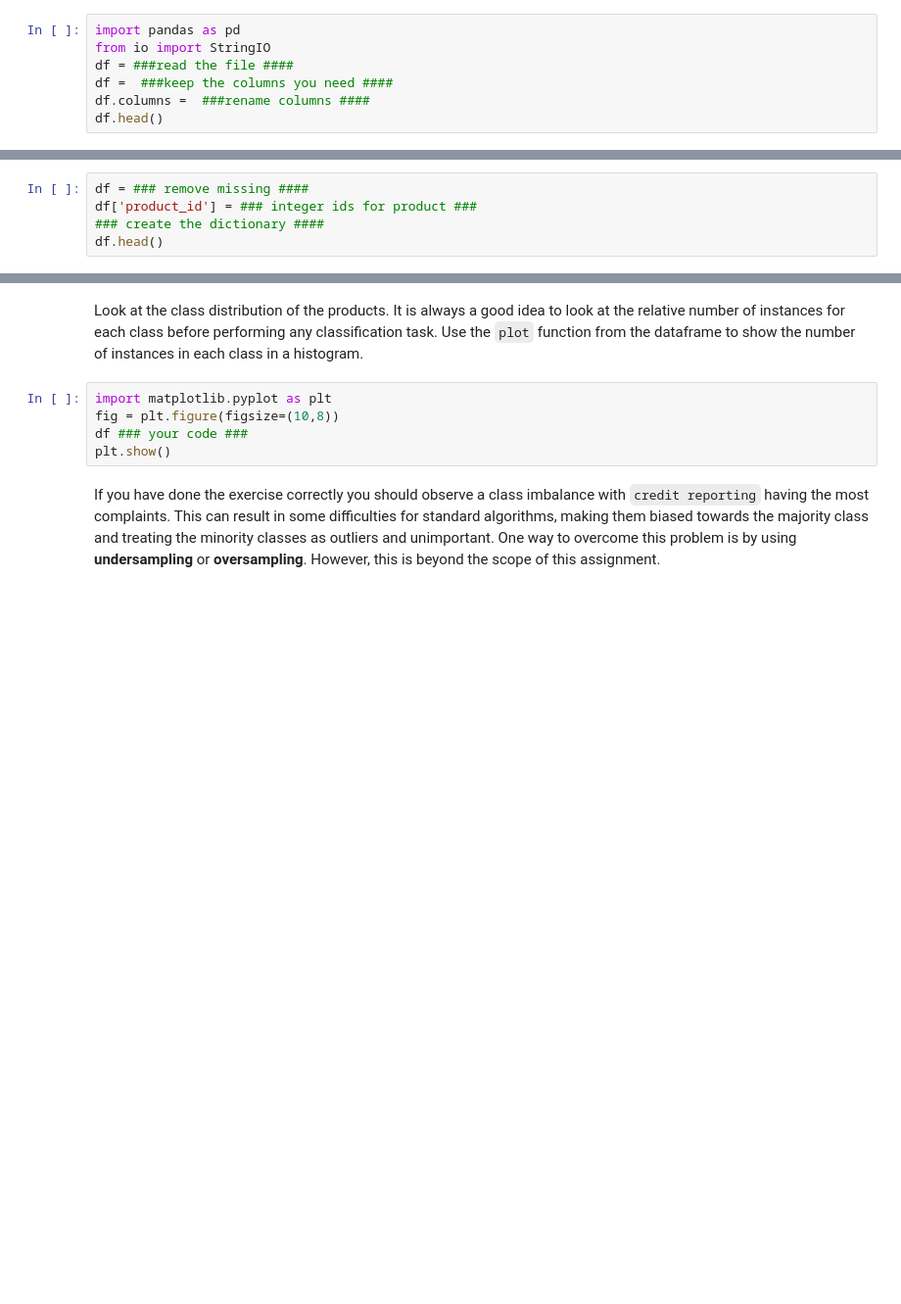
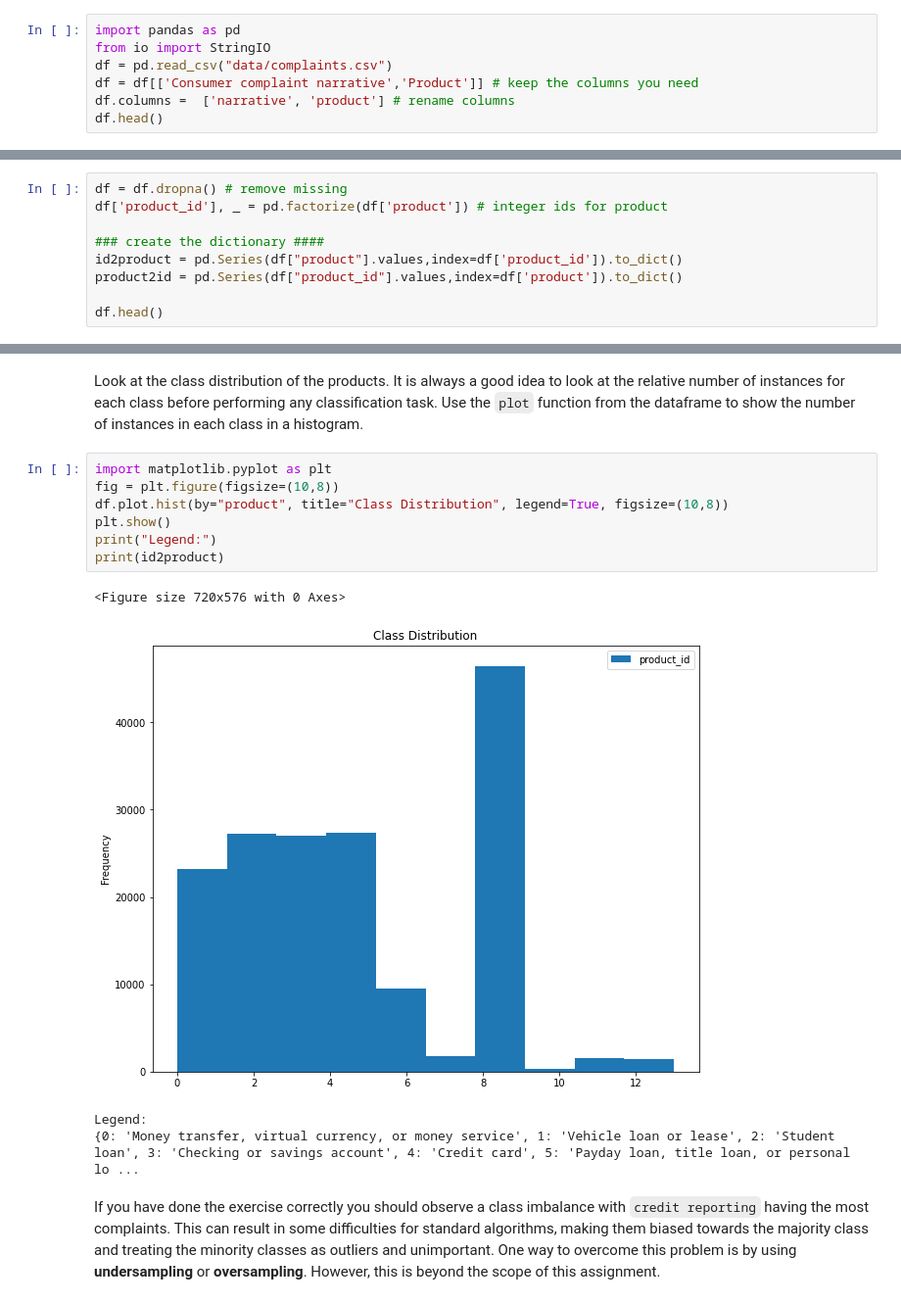
Before and after one commit to fidsusj/HateSpeechDetection, a Jupyter notebook: assignments/3/ITA_assignment_3.ipynb, the cells around one changed output, grey strips where cells are left out. Shown at 98% size. Saved outputs shown, nothing was run; the diff lists cells and outputs as text; blank space fills up the shorter version.

```diff
--- a/assignments/3/ITA_assignment_3.ipynb
+++ b/assignments/3/ITA_assignment_3.ipynb
@@ -338,7 +345,7 @@ Read the data to a pandas dataframe from `complaints.csv`; this is a rather larg
 # %%
 import pandas as pd
 from io import StringIO
-df = ###read the file ####
-df =  ###keep the columns you need ####
-df.columns =  ###rename columns ####
+df = pd.read_csv("data/complaints.csv")
+df = df[['Consumer complaint narrative','Product']] # keep the columns you need
+df.columns =  ['narrative', 'product'] # rename columns
 df.head()
@@ -345,5 +359,9 @@ df.head()
 # %%
-df = ### remove missing ####
-df['product_id'] = ### integer ids for product ###
+df = df.dropna() # remove missing
+df['product_id'], _ = pd.factorize(df['product']) # integer ids for product
+
 ### create the dictionary ####
+id2product = pd.Series(df["product"].values,index=df['product_id']).to_dict()
+product2id = pd.Series(df["product_id"].values,index=df['product']).to_dict()
+
 df.head()
@@ -352,8 +377,15 @@ Look at the class distribution of the products. It is always a good idea to look
 # %%
 import matplotlib.pyplot as plt
 fig = plt.figure(figsize=(10,8))
-df ### your code ###
+df.plot.hist(by="product", title="Class Distribution", legend=True, figsize=(10,8))
 plt.show()
+print("Legend:")
+print(id2product)
+# %% [output]
+<Figure size 720x576 with 0 Axes>
+[figure, added]
+Legend:
+{0: 'Money transfer, virtual currency, or money service', 1: 'Vehicle loan or lease', 2: 'Student loan', 3: 'Checking or savings account', 4: 'Credit card', 5: 'Payday loan, title loan, or personal lo ...
 # %% [markdown]
 If you have done the exercise correctly you should observe a class imbalance with `credit reporting` having the most complaints. This can result in some difficulties for standard algorithms, making them biased towards the majority class and treating the minority classes as outliers and unimportant. One way to overcome this problem is by using **undersampling** or **oversampling**. However, this is beyond the scope of this assignment.
 # %% [markdown]
```
Also changed, not shown: parts of 5 cells of this notebook.
